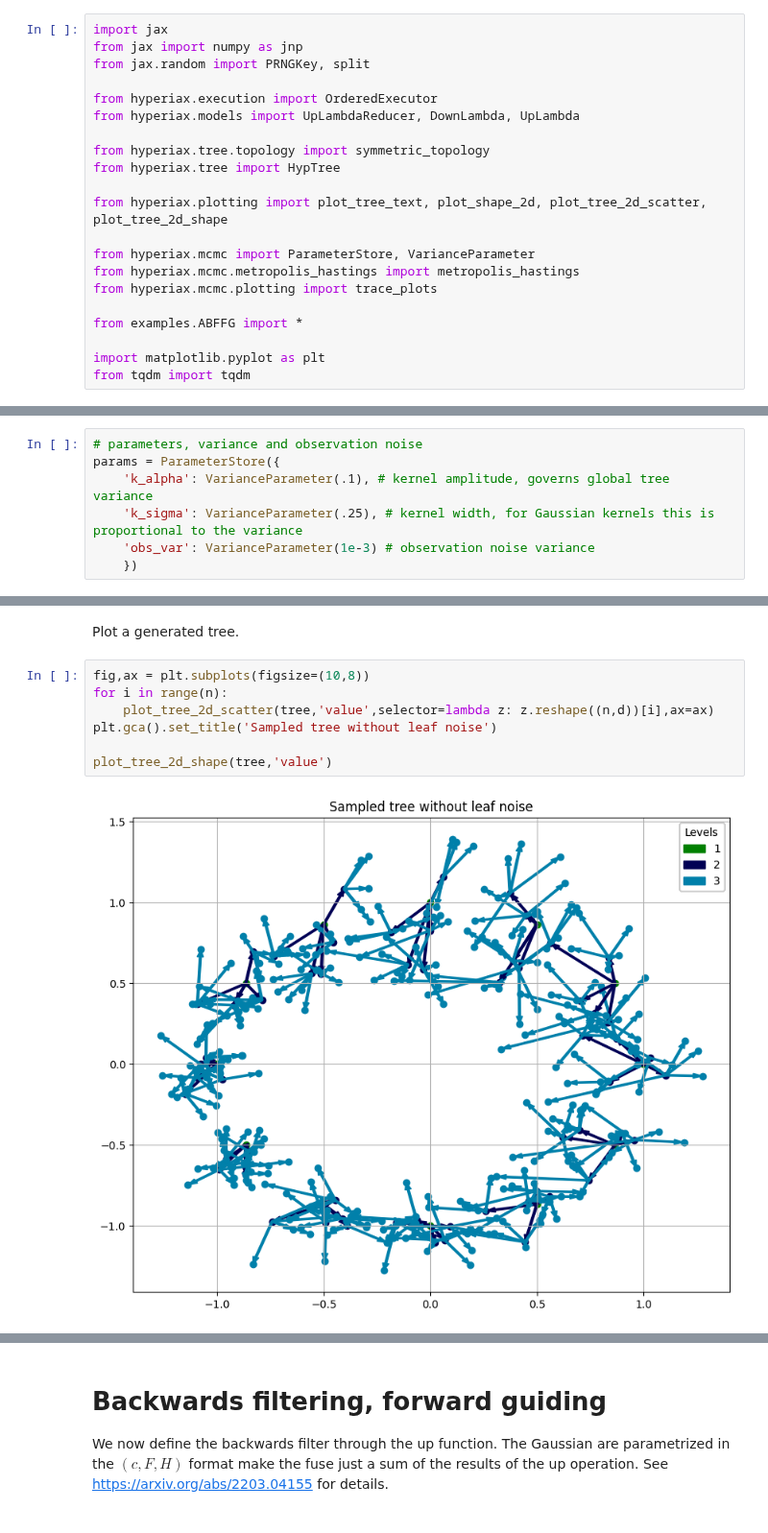
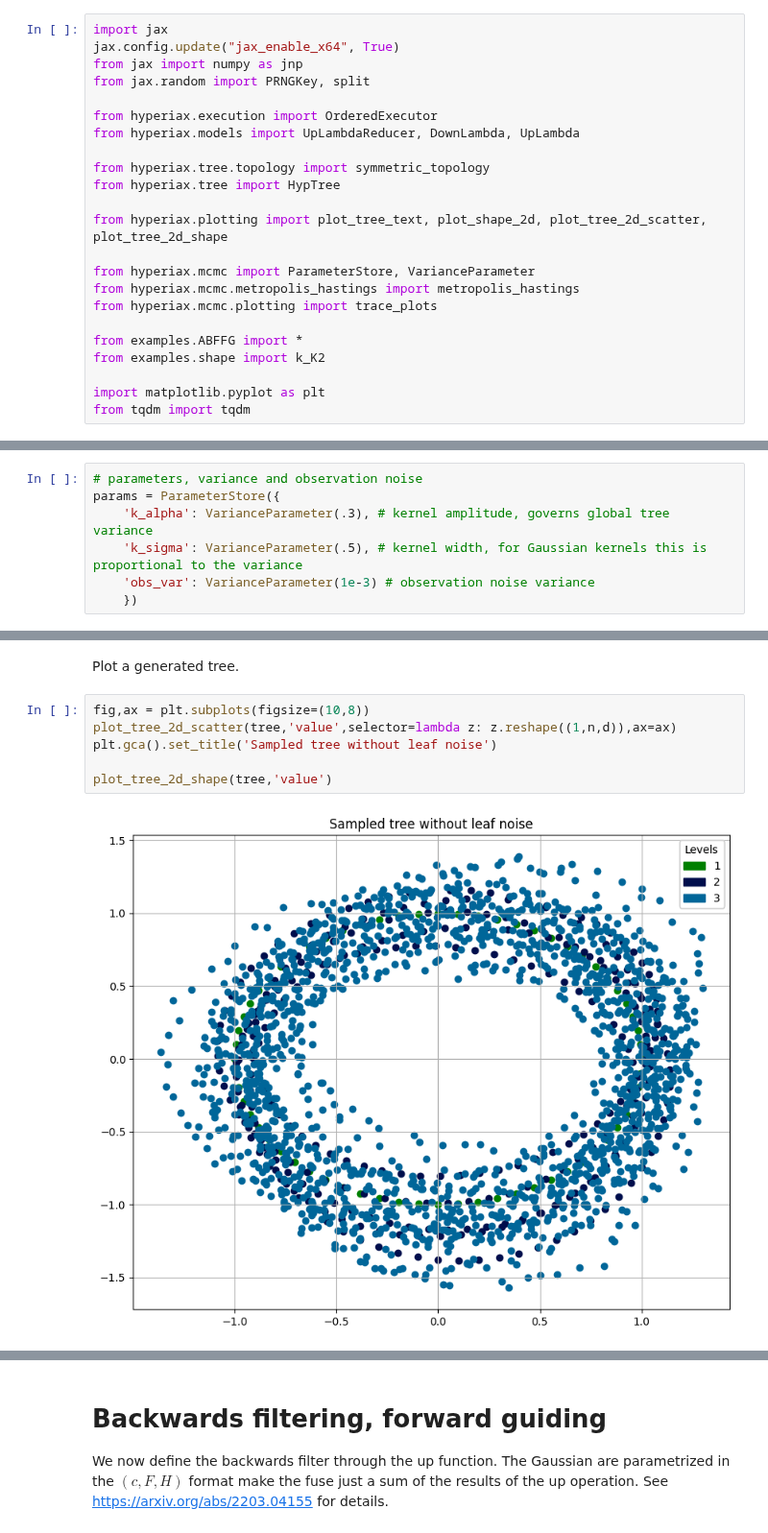
Before and after one commit to ComputationalEvolutionaryMorphometry/hyperiax, a Jupyter notebook: examples/mcmc_Gaussian_BFFG_shapes_state-dependent_covariance.ipynb, the cells around one changed output, grey strips where cells are left out. Shown at 96% size. Saved outputs shown, nothing was run; the diff lists cells and outputs as text.

```diff
--- a/examples/mcmc_Gaussian_BFFG_shapes_state-dependent_covariance.ipynb
+++ b/examples/mcmc_Gaussian_BFFG_shapes_state-dependent_covariance.ipynb
@@ -11,6 +11,7 @@ The conditioning and upwards/downwards message passing and fusing operations fol
 %autoreload 2
 # %%
 import jax
+jax.config.update("jax_enable_x64", True)
 from jax import numpy as jnp
 from jax.random import PRNGKey, split
 
@@ -27,6 +28,7 @@ from hyperiax.mcmc.metropolis_hastings import metropolis_hastings
 from hyperiax.mcmc.plotting import trace_plots
 
 from examples.ABFFG import *
+from examples.shape import k_K2
 
 import matplotlib.pyplot as plt
 from tqdm import tqdm
@@ -99,8 +101,8 @@ We then define parameters for the Gaussian transition kernel.
 # %%
 # parameters, variance and observation noise
 params = ParameterStore({
-    'k_alpha': VarianceParameter(.1), # kernel amplitude, governs global tree variance
-    'k_sigma': VarianceParameter(.25), # kernel width, for Gaussian kernels this is proportional to the variance
+    'k_alpha': VarianceParameter(.3), # kernel amplitude, governs global tree variance
+    'k_sigma': VarianceParameter(.5), # kernel width, for Gaussian kernels this is proportional to the variance
     'obs_var': VarianceParameter(1e-3) # observation noise variance
     })
 # %% [markdown]
@@ -137,13 +139,12 @@ tree.data['value'] = tree.data['value'].at[tree.is_leaf].set(leaf_values)
 Plot a generated tree.
 # %%
 fig,ax = plt.subplots(figsize=(10,8))
-for i in range(n):
-    plot_tree_2d_scatter(tree,'value',selector=lambda z: z.reshape((n,d))[i],ax=ax)
+plot_tree_2d_scatter(tree,'value',selector=lambda z: z.reshape((1,n,d)),ax=ax)
 plt.gca().set_title('Sampled tree without leaf noise')
 
 plot_tree_2d_shape(tree,'value')
 # %% [output]
-[figure, old version]
+[figure, new version]
 [figure]
 # %% [markdown]
 # Backwards filtering, forward guiding
```
Also changed, not shown: parts of 6 cells of this notebook, 11 other files.
